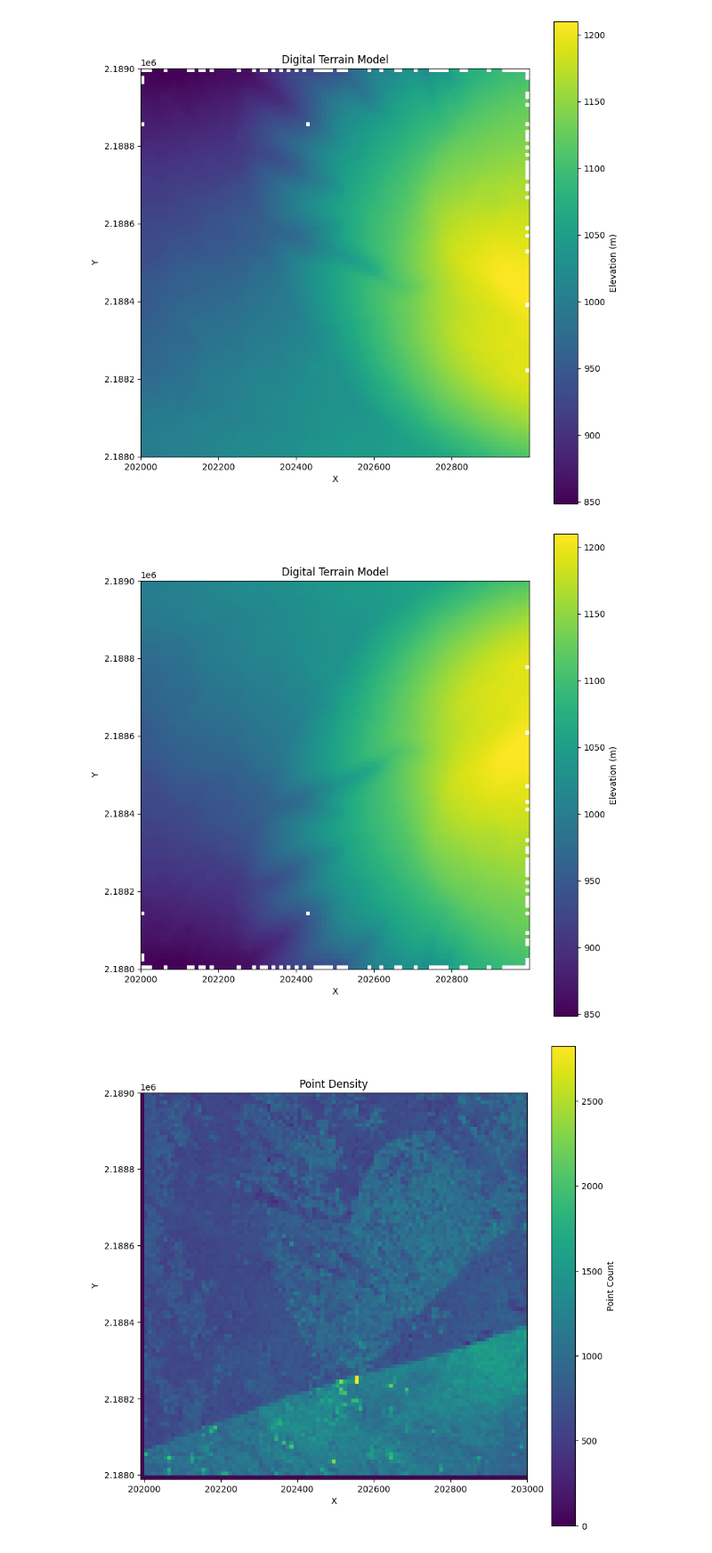
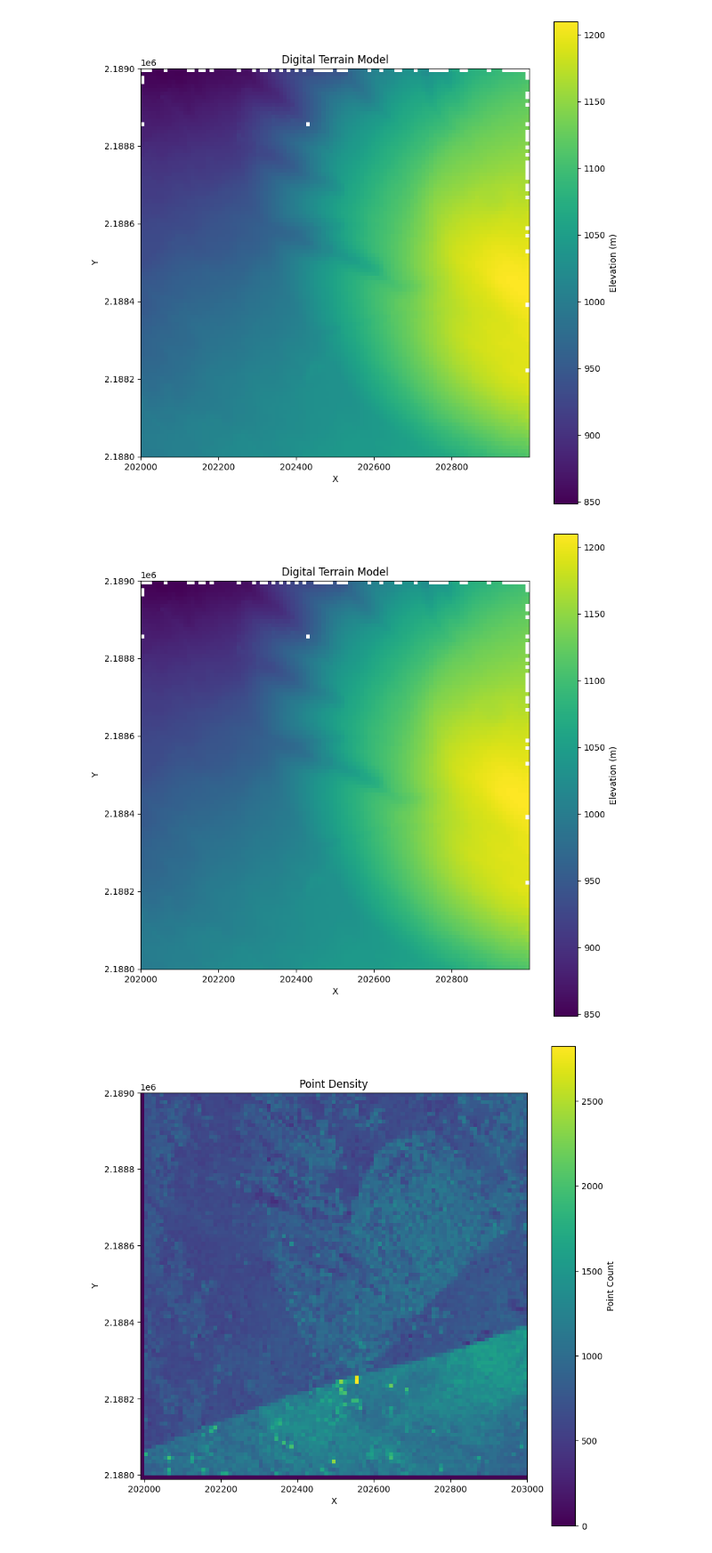
Before and after one commit to iosefa/PyForestScan, a Jupyter notebook: docs/examples/getting-started-importing-preprocessing-dtm-chm.ipynb, the cells around one changed output. Shown at 89% size. Drawn from its saved outputs; the diff is of its cells as text; code cells hidden in the pictures.

```diff
--- a/docs/examples/getting-started-importing-preprocessing-dtm-chm.ipynb
+++ b/docs/examples/getting-started-importing-preprocessing-dtm-chm.ipynb
@@ -40,9 +40,9 @@ plot_metric('Digital Terrain Model', dtm, extent, metric_name='Elevation (m)',cm
 # %% [output]
 [figure]
 # %%
-plot_metric('Digital Terrain Model', dtm, extent, metric_name='Elevation (m)',cmap='viridis', fig_size=None, flip_y=None)
+plot_metric('Digital Terrain Model', dtm, extent, metric_name='Elevation (m)',cmap='viridis', fig_size=None)
 # %% [output]
-[figure, old version]
+[figure, new version]
 # %%
 points = classified_arrays[0]
 voxels, extent = assign_voxels(points, (10, 10, 1))
```
Also changed, not shown: parts of 3 cells of this notebook, 3 other files.
